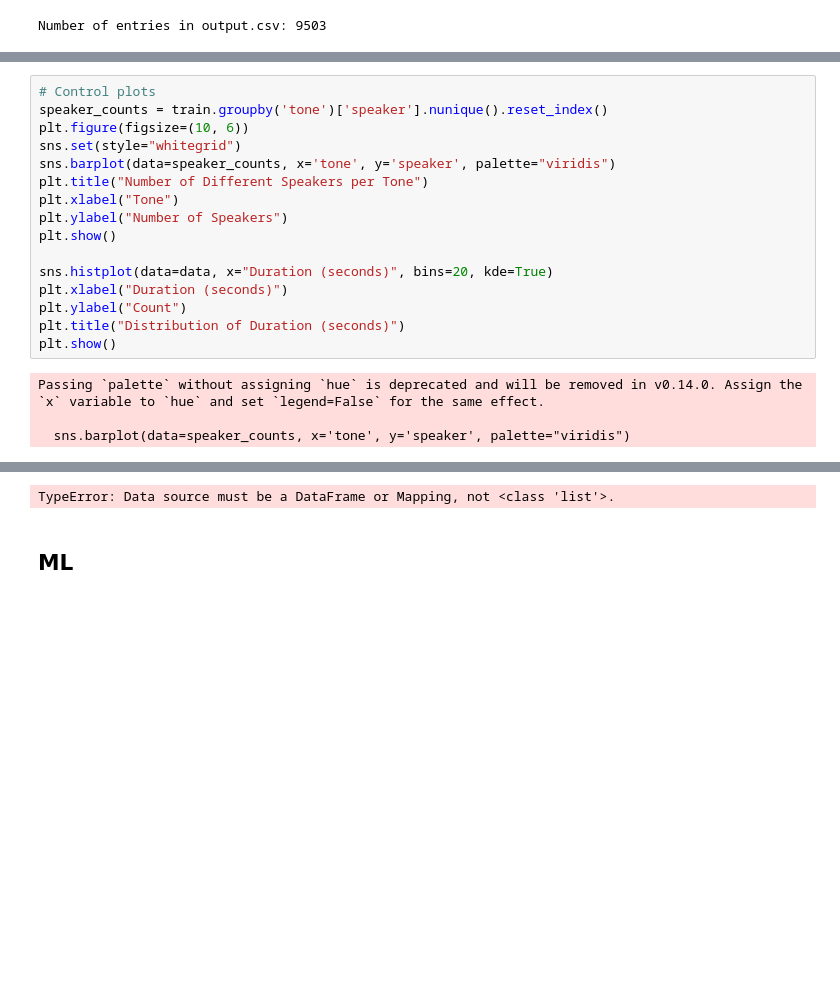
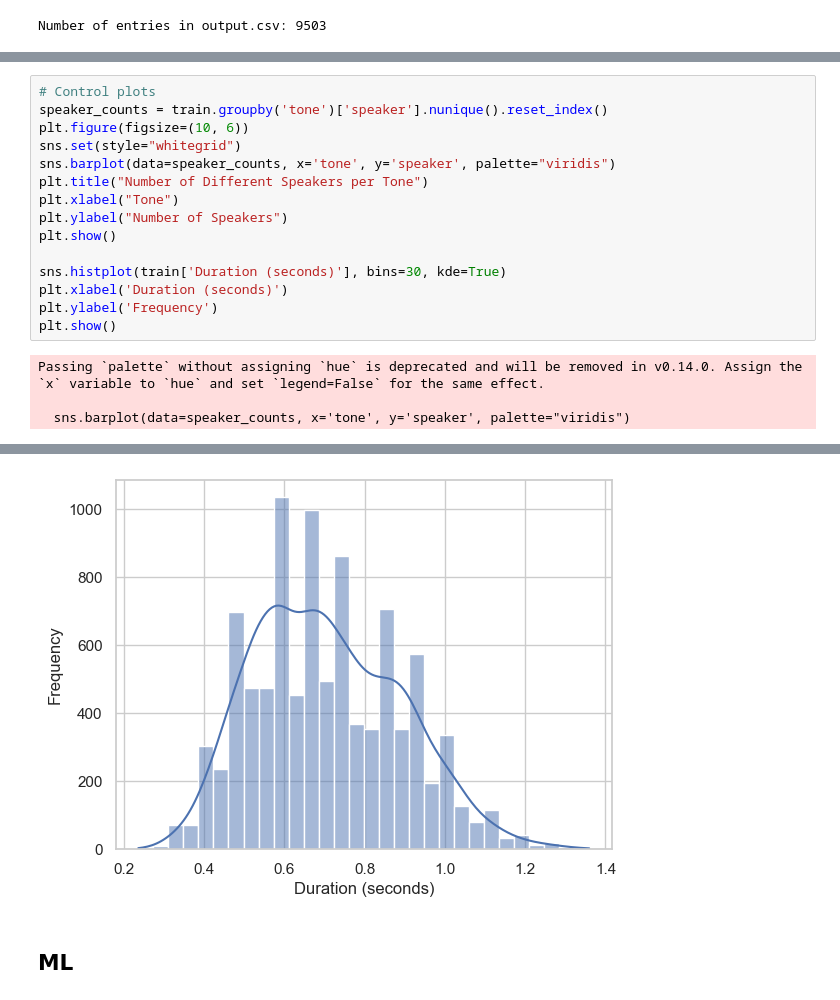
Before and after one commit to phdargen/chineseTonesDetector, a Jupyter notebook: prepareData/analyzeTones.ipynb, the cells around one changed output, grey strips where cells are left out. Drawn from its saved outputs; the diff is of its cells as text; blank space fills up the shorter version.

```diff
--- a/prepareData/analyzeTones.ipynb
+++ b/prepareData/analyzeTones.ipynb
@@ -198,25 +301,24 @@ train.sample(10)
 # %%
 # Control plots
 speaker_counts = train.groupby('tone')['speaker'].nunique().reset_index()
 plt.figure(figsize=(10, 6))
 sns.set(style="whitegrid")
 sns.barplot(data=speaker_counts, x='tone', y='speaker', palette="viridis")
 plt.title("Number of Different Speakers per Tone")
 plt.xlabel("Tone")
 plt.ylabel("Number of Speakers")
 plt.show()
 
-sns.histplot(data=data, x="Duration (seconds)", bins=20, kde=True)
-plt.xlabel("Duration (seconds)")
-plt.ylabel("Count")
-plt.title("Distribution of Duration (seconds)")
+sns.histplot(train['Duration (seconds)'], bins=30, kde=True)
+plt.xlabel('Duration (seconds)')
+plt.ylabel('Frequency')
 plt.show()
 # %% [output]
 Passing `palette` without assigning `hue` is deprecated and will be removed in v0.14.0. Assign the `x` variable to `hue` and set `legend=False` for the same effect.
 
   sns.barplot(data=speaker_counts, x='tone', y='speaker', palette="viridis")
 [figure]
-TypeError: Data source must be a DataFrame or Mapping, not <class 'list'>.
+[figure, added]
 # %% [markdown]
 ## ML
 # %%
```
Also changed, not shown: parts of 5 cells of this notebook, 10 other files.
